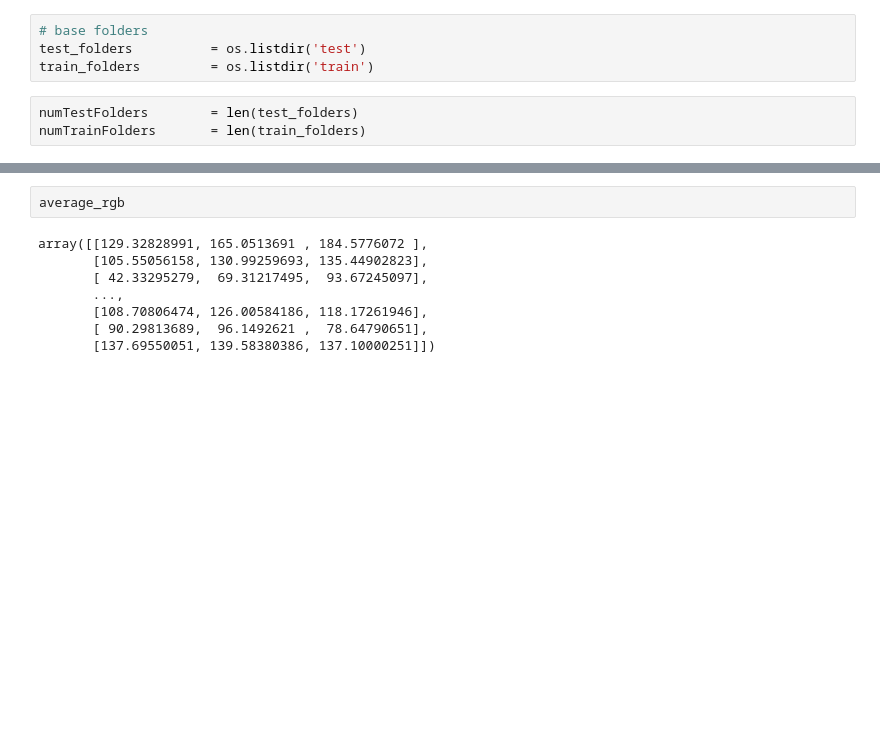
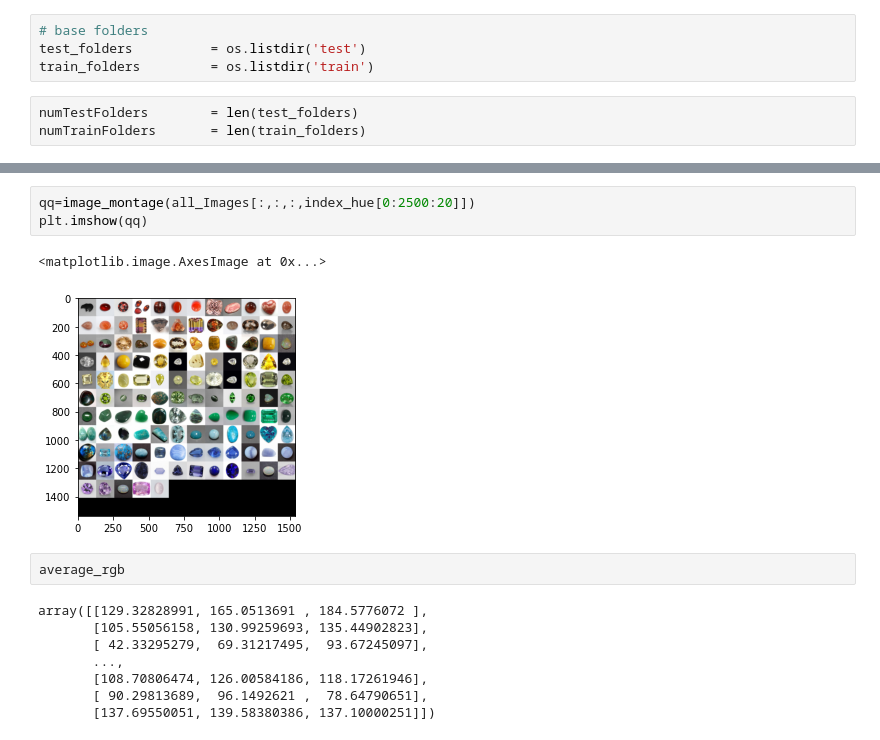
Before and after one commit to reyesaldasoro/Gems, a Jupyter notebook: Untitled.ipynb, the cells around one changed output, grey strips where cells are left out. Saved outputs shown, nothing was run; the diff lists cells and outputs as text; blank space fills up the shorter version.

```diff
--- a/Untitled.ipynb
+++ b/Untitled.ipynb
@@ -95,3 +140,9 @@ average_hsv[0:10,0].sort()
+# %%
+qq=image_montage(all_Images[:,:,:,index_hue[0:2500:20]])
+plt.imshow(qq)
+# %% [output]
+<matplotlib.image.AxesImage at 0x...>
+[figure, added]
 # %%
 average_rgb
 # %% [output]
```
Also changed, not shown: parts of 6 cells of this notebook.
